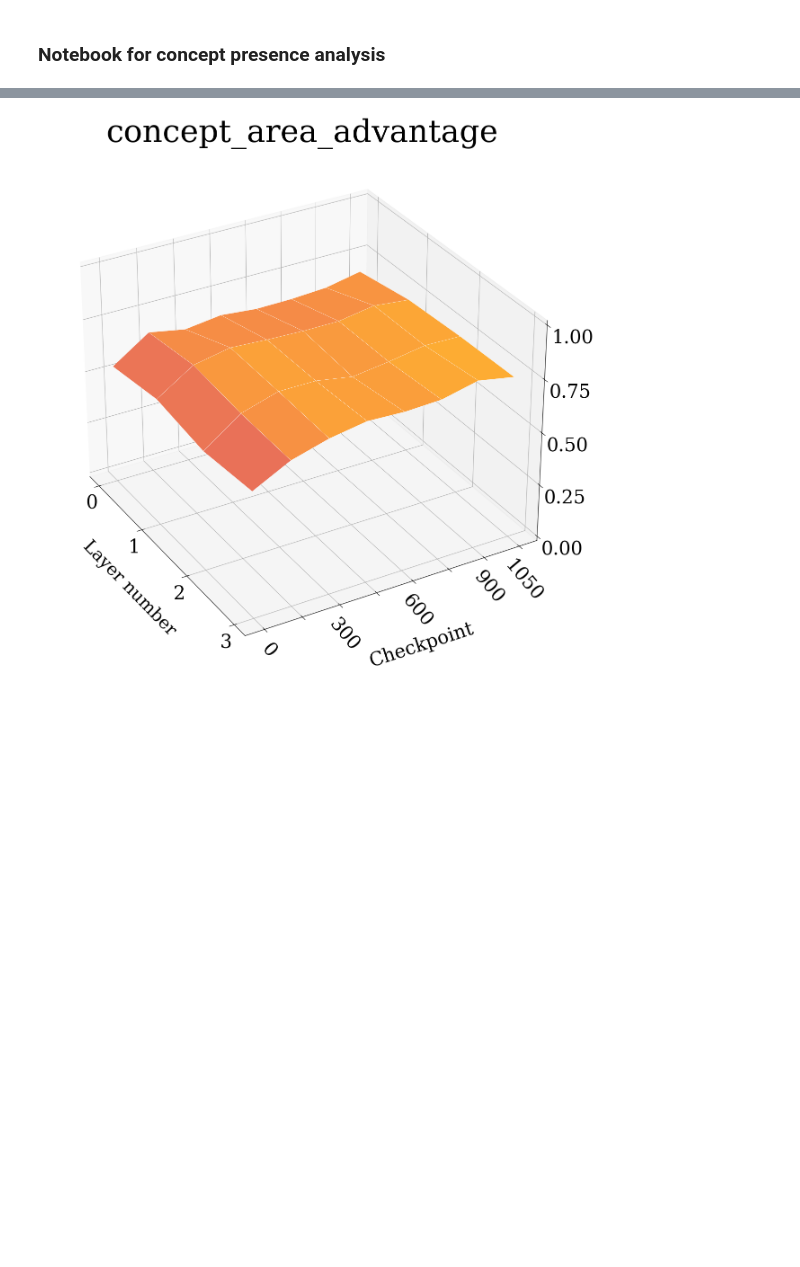
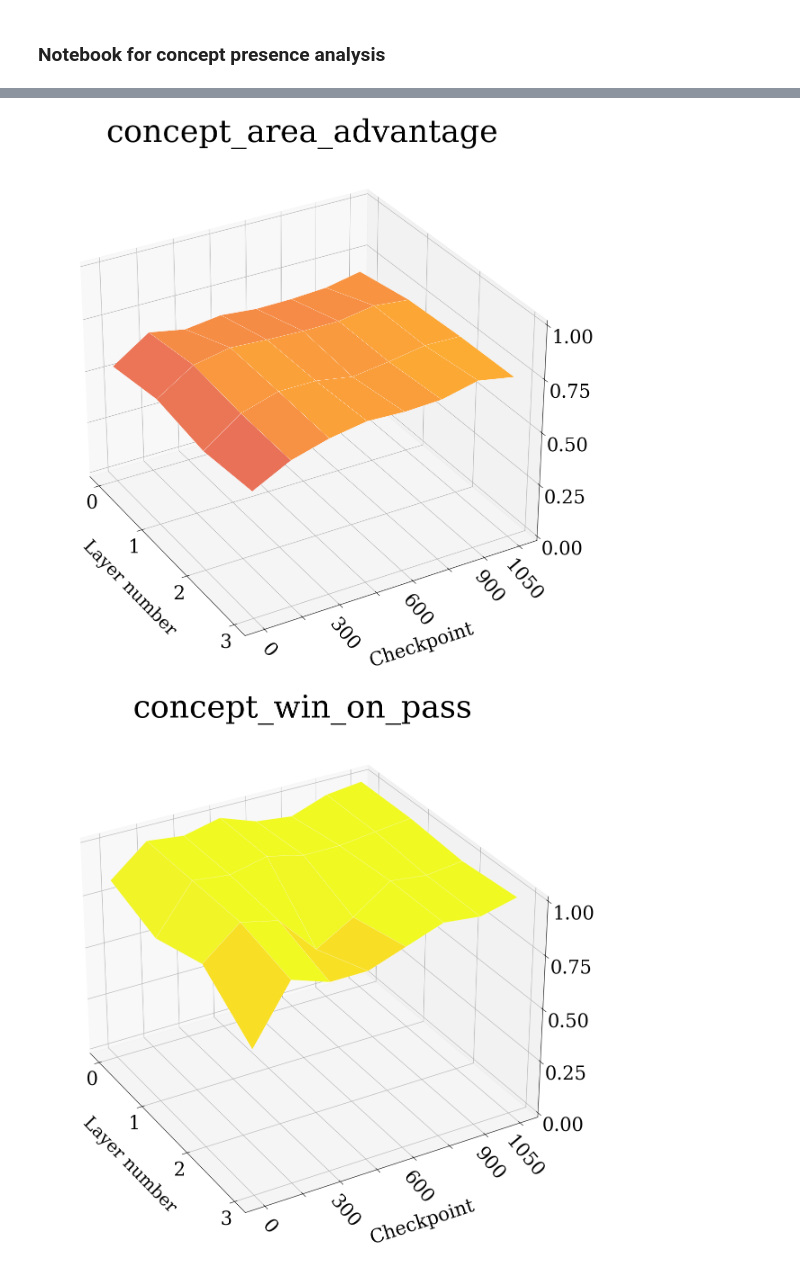
Before and after one commit to erikssommer/xai-concept-methods-drl, a Jupyter notebook: notebooks/concept_presence.ipynb, the cells around one changed output, grey strips where cells are left out. Saved outputs shown, nothing was run; the diff lists cells and outputs as text; code cells hidden in the pictures; blank space fills up the shorter version.

Commit message:
Surface plot for concept of win on pass

```diff
--- a/notebooks/concept_presence.ipynb
+++ b/notebooks/concept_presence.ipynb
@@ -17,7 +17,7 @@ board_name = '5x5'
 
 levels = [0, 150, 300, 450, 600, 750, 900, 1050]
 
-concepts = ['concept_one_eye', 'concept_two_eyes', 'concept_area_advantage']
+concepts = ['concept_one_eye', 'concept_two_eyes', 'concept_area_advantage', 'concept_win_on_pass']
 
 for concept in concepts:
     z = []
@@ -58,30 +58,31 @@ for concept in concepts:
     ax.set_axisbelow(False)
     ax.set_title(concept, fontsize=50, pad=-20)
     ax.set_xlabel("Layer number", labelpad=30, fontsize=28, zorder=10)
     ax.set_ylabel("Checkpoint", labelpad=45,fontsize=30,zorder=10)
     plt.xticks(fontsize=30, rotation=0)
     plt.xticks(np.arange(z.shape[1]))
     plt.yticks(fontsize=30, rotation=-50)
     ax.tick_params('z', labelsize=30, pad=15, reset=True)
     fig.patch.set_facecolor("white")
 
     ax.zaxis.set_major_locator(LinearLocator(5))
 
     labels = levels.copy()
     labels[0] = 0
     plt.yticks(np.arange(len(levels)), labels)
     yticks = ax.yaxis.get_major_ticks()
     for i in range(1, len(labels), 2):
         yticks[i].label1.set_visible(False)
 
     yticks[-1].label1.set_visible(True)
     # A StrMethodFormatter is used automatically
     ax.zaxis.set_major_formatter('{x:.02f}')
     ax.view_init(30, -30)
 
     os.makedirs(f"plots/{board_name}/{session_name}", exist_ok=True)
     plt.savefig(f"plots/{board_name}/{session_name}/{concept}.png", transparent=False)
 # %% [output]
 [figure]
 [figure]
 [figure]
+[figure, added]
```
Also changed, not shown: 18 other files.
